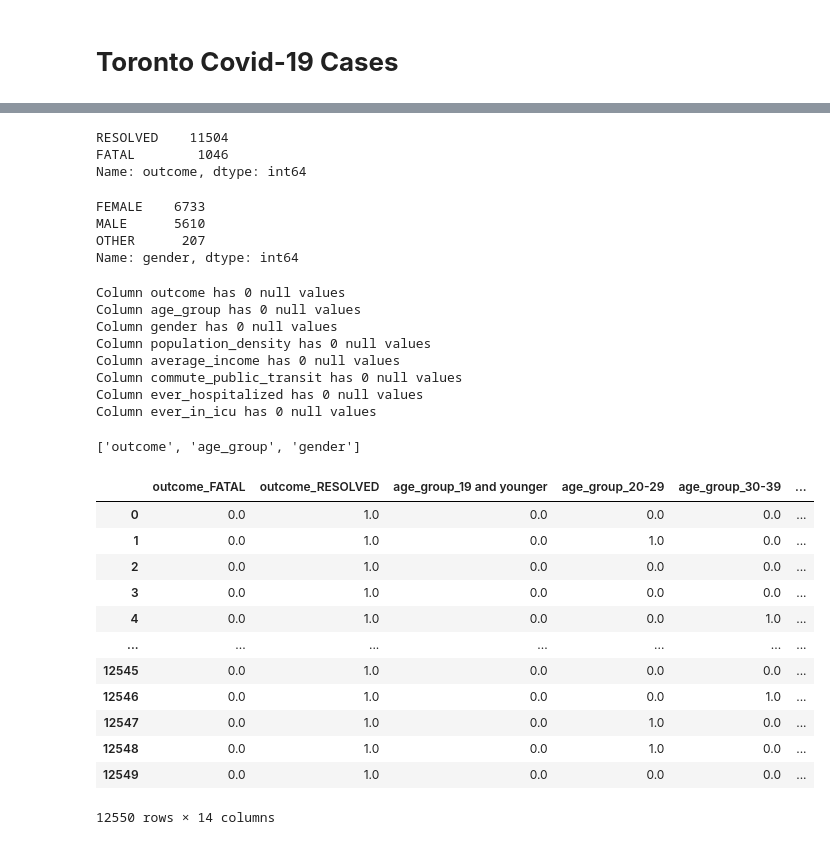
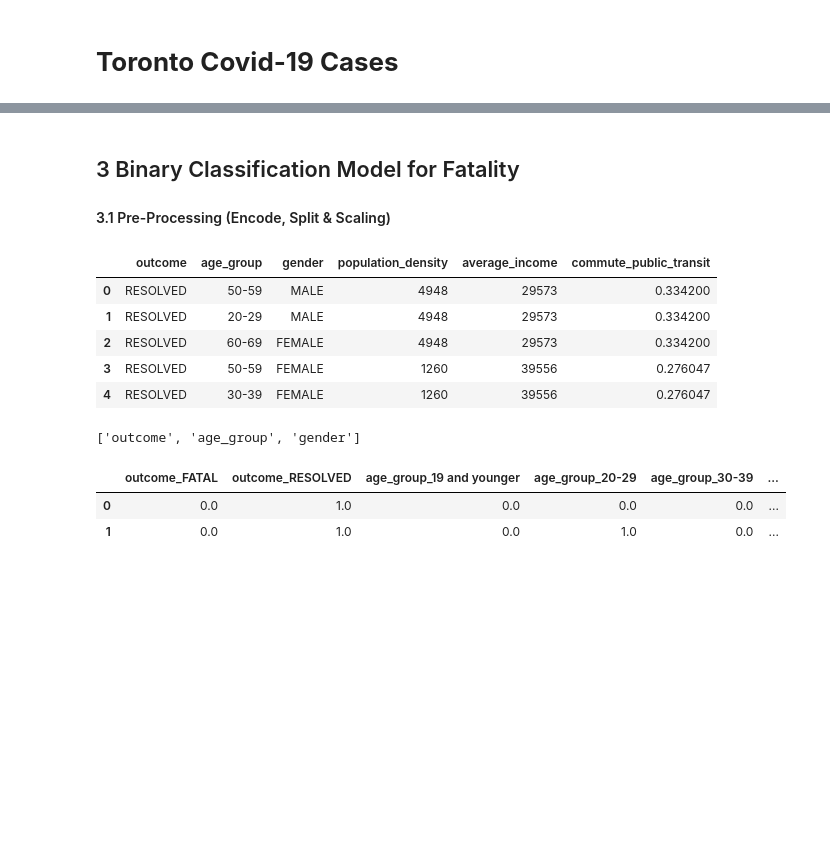
Before and after one commit to tenley8/Team-3, a Jupyter notebook: ML-Model_Toronto/Toronto_Cases_Binary_Classifier.ipynb, the cells around one changed output, grey strips where cells are left out. Cells and saved outputs as stored; diff of their text form; code cells hidden in the pictures; blank space fills up the shorter version.

Commit message:
Update ML Model

```diff
--- a/ML-Model_Toronto/Toronto_Cases_Binary_Classifier.ipynb
+++ b/ML-Model_Toronto/Toronto_Cases_Binary_Classifier.ipynb
@@ -73,8 +106,6 @@ dtype: object
 # %%
-# Creating DataFrame with Outcome & Dependent Variables Required for ML Models
-df = toronto_df[['outcome','age_group','gender','population_density','average_income','commute_public_transit','ever_hospitalized','ever_in_icu']]
 # Drop Active Cases
-df = df[df['outcome'] != 'ACTIVE']
+df = toronto_df[toronto_df['outcome'] != 'ACTIVE']
 # Replace UNKNOWN and TRANSGENDER by OTHER
 Other_Gender = ['UNKNOWN','TRANSGENDER','OTHER']
 for gender in Other_Gender:
@@ -97,34 +119,21 @@ df.head()
-# %%
-# Checking Result of Data Cleanup
-df.outcome.value_counts()
-# %% [output]
-RESOLVED    11504
-FATAL        1046
-Name: outcome, dtype: int64
-# %%
-df.gender.value_counts()
-# %% [output]
-FEMALE    6733
-MALE      5610
-OTHER      207
-Name: gender, dtype: int64
-# %%
-# Inspecting for Null Values
-for column in df.columns:
-    print(f"Column {column} has {df[column].isnull().sum()} null values")
-# %% [output]
-Column outcome has 0 null values
-Column age_group has 0 null values
-Column gender has 0 null values
-Column population_density has 0 null values
-Column average_income has 0 null values
-Column commute_public_transit has 0 null values
-Column ever_hospitalized has 0 null values
-Column ever_in_icu has 0 null values
+# %% [markdown]
+## 3 Binary Classification Model for Fatality
+#### 3.1 Pre-Processing (Encode, Split & Scaling)
+# %%
+# Creating DataFrame with Outcome & Dependent Variables Required for ML Models
+fatality_df = df[['outcome','age_group','gender','population_density','average_income','commute_public_transit']]
+fatality_df.head()
+# %% [output]
+|  | outcome | age_group | gender | population_density | average_income | commute_public_transit |
+| 0 | RESOLVED | 50-59 | MALE | 4948 | 29573 | 0.334200 |
+| 1 | RESOLVED | 20-29 | MALE | 4948 | 29573 | 0.334200 |
+| 2 | RESOLVED | 60-69 | FEMALE | 4948 | 29573 | 0.334200 |
+| 3 | RESOLVED | 50-59 | FEMALE | 1260 | 39556 | 0.276047 |
+| 4 | RESOLVED | 30-39 | FEMALE | 1260 | 39556 | 0.276047 |
 # %%
 # Create Categorical Variable List
-df_cat = df.dtypes[df.dtypes == "object"].index.tolist()
-df_cat
+fatality_df_cat = fatality_df.dtypes[fatality_df.dtypes == "object"].index.tolist()
+fatality_df_cat
 # %% [output]
 ['outcome', 'age_group', 'gender']
 # %%
@@ -132,23 +141,13 @@ df_cat
 enc = OneHotEncoder(sparse=False)
 
 # Fit the Encoder and Produce Encoded DataFrame
-encoded_df = pd.DataFrame(enc.fit_transform(df[df_cat]))
+encoded_df = pd.DataFrame(enc.fit_transform(fatality_df[fatality_df_cat]))
 # %%
 # Rename Encoded Columns
-encoded_df.columns = enc.get_feature_names(df_cat)
-encoded_df
+encoded_df.columns = enc.get_feature_names(fatality_df_cat)
+encoded_df.head(2)
 # %% [output]
 |  | outcome_FATAL | outcome_RESOLVED | age_group_19 and younger | age_group_20-29 | age_group_30-39 | ... |
 | 0 | 0.0 | 1.0 | 0.0 | 0.0 | 0.0 | ... |
 | 1 | 0.0 | 1.0 | 0.0 | 1.0 | 0.0 | ... |
-| 2 | 0.0 | 1.0 | 0.0 | 0.0 | 0.0 | ... |
-| 3 | 0.0 | 1.0 | 0.0 | 0.0 | 0.0 | ... |
-| 4 | 0.0 | 1.0 | 0.0 | 0.0 | 1.0 | ... |
-| ... | ... | ... | ... | ... | ... | ... |
-| 12545 | 0.0 | 1.0 | 0.0 | 0.0 | 0.0 | ... |
-| 12546 | 0.0 | 1.0 | 0.0 | 0.0 | 1.0 | ... |
-| 12547 | 0.0 | 1.0 | 0.0 | 1.0 | 0.0 | ... |
-| 12548 | 0.0 | 1.0 | 0.0 | 1.0 | 0.0 | ... |
-| 12549 | 0.0 | 1.0 | 0.0 | 0.0 | 0.0 | ... |
-12550 rows × 14 columns
 # %%
```
Also changed, not shown: parts of 45 cells of this notebook.
